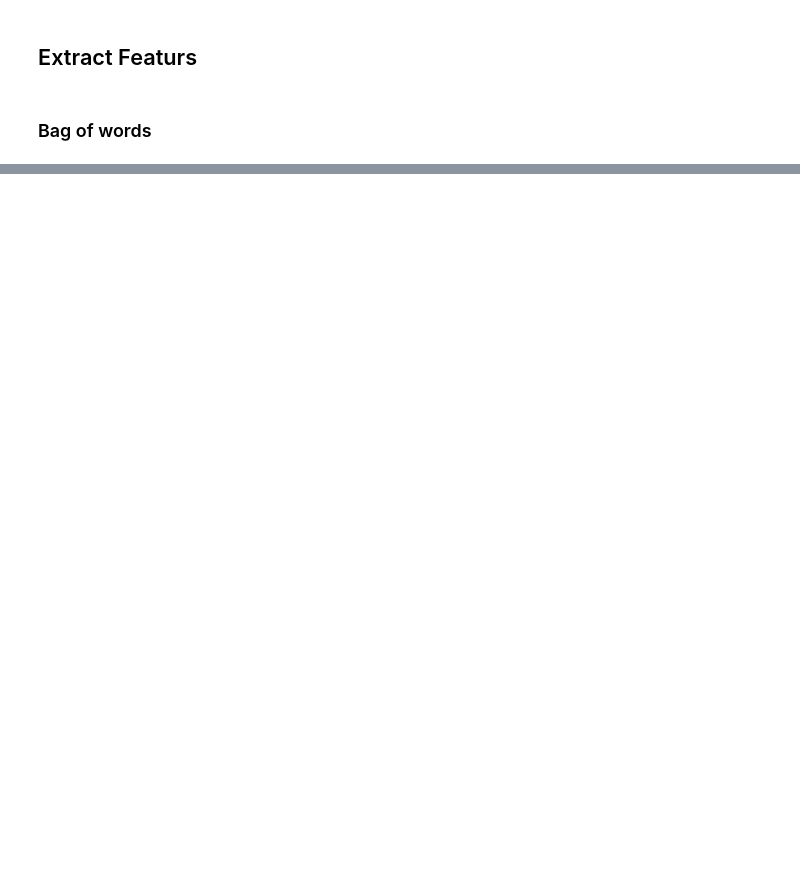
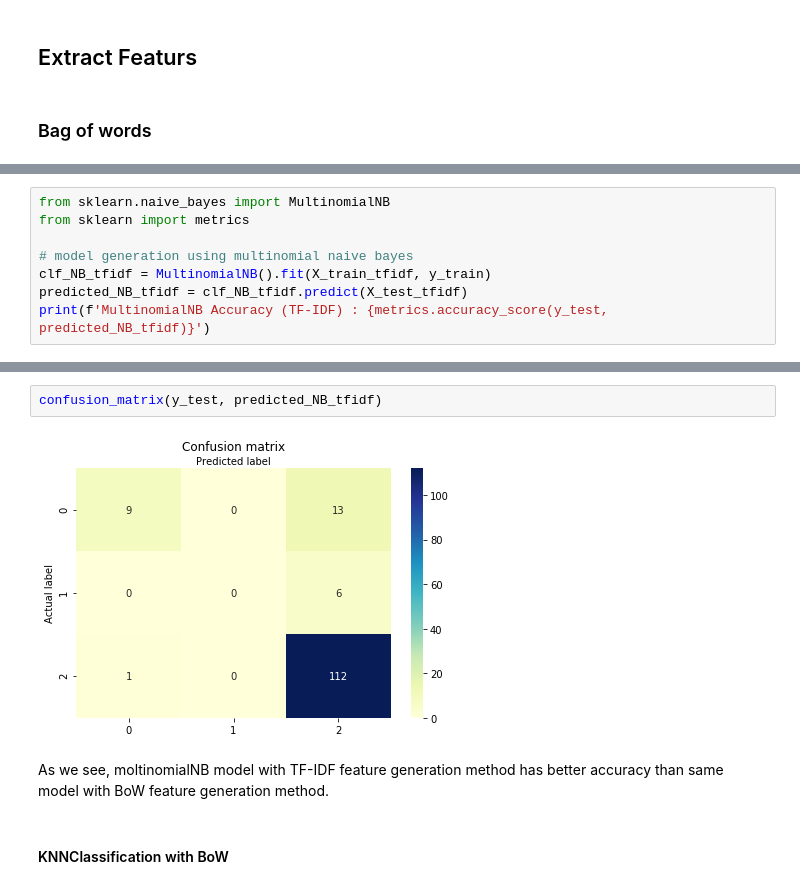
Before and after one commit to ZahraDehghani99/AI-Internship, a Jupyter notebook: Phase04-NLP-with-ML/Phase04-NLP-with-ML.ipynb, the cells around one changed output, grey strips where cells are left out. Drawn from its saved outputs; the diff is of its cells as text; blank space fills up the shorter version.

```diff
--- a/Phase04-NLP-with-ML/Phase04-NLP-with-ML.ipynb
+++ b/Phase04-NLP-with-ML/Phase04-NLP-with-ML.ipynb
@@ -171,0 +291,8 @@ from sklearn.features_extraction
+# %%
+from sklearn.naive_bayes import MultinomialNB
+from sklearn import metrics
+
+# model generation using multinomial naive bayes
+clf_NB_tfidf = MultinomialNB().fit(X_train_tfidf, y_train)
+predicted_NB_tfidf = clf_NB_tfidf.predict(X_test_tfidf)
+print(f'MultinomialNB Accuracy (TF-IDF) : {metrics.accuracy_score(y_test, predicted_NB_tfidf)}')
@@ -171,0 +315,8 @@ from sklearn.features_extraction
+# %%
+confusion_matrix(y_test, predicted_NB_tfidf)
+# %% [output]
+[figure, added]
+# %% [markdown]
+As we see, moltinomialNB model with TF-IDF feature generation method has better accuracy than same model with BoW feature generation method.
+# %% [markdown]
+#### KNNClassification with BoW
```
Also changed, not shown: parts of 29 cells of this notebook.
